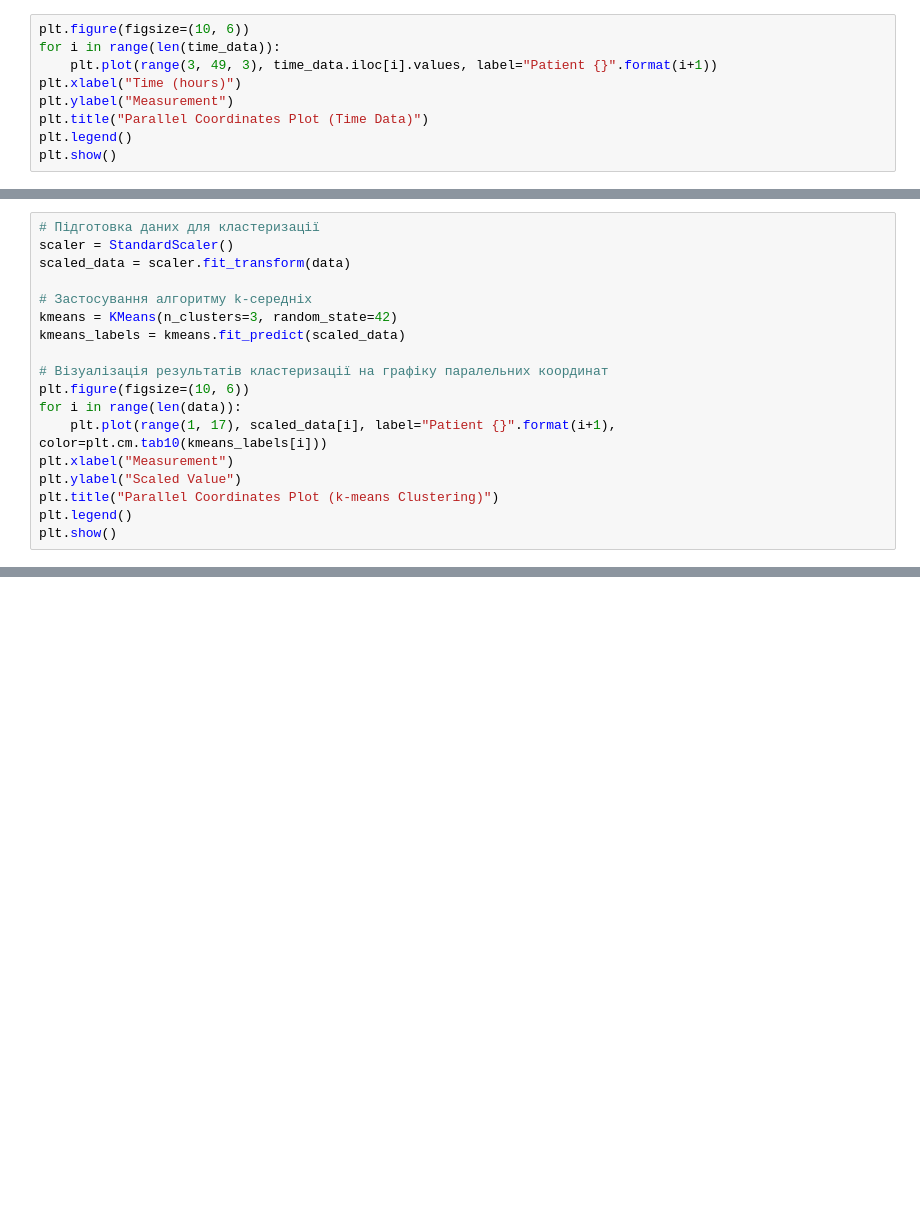
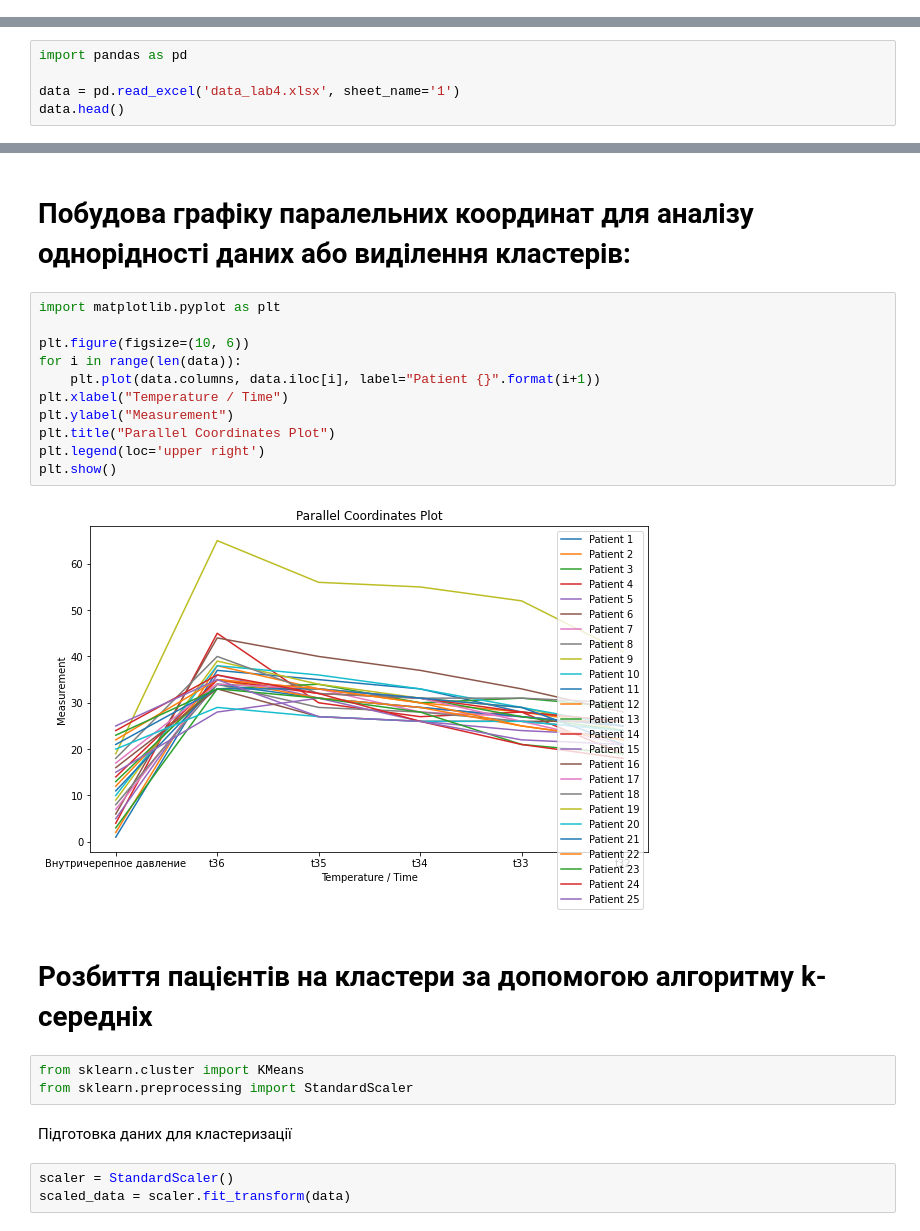
Before and after one commit to nastyamatychenko/DAAD_ML_LAB_4_Anastasiia-Matychenko, a Jupyter notebook: DAAD-ML-LAB-4-Anastasiia-Matychenko.ipynb, the cells around one changed output, grey strips where cells are left out. Saved outputs shown, nothing was run; the diff lists cells and outputs as text; blank space fills up the shorter version.

```diff
--- a/DAAD-ML-LAB-4-Anastasiia-Matychenko.ipynb
+++ b/DAAD-ML-LAB-4-Anastasiia-Matychenko.ipynb
@@ -38,9 +0,0 @@ plt.show()
-# %%
-plt.figure(figsize=(10, 6))
-for i in range(len(time_data)):
-    plt.plot(range(3, 49, 3), time_data.iloc[i].values, label="Patient {}".format(i+1))
-plt.xlabel("Time (hours)")
-plt.ylabel("Measurement")
-plt.title("Parallel Coordinates Plot (Time Data)")
-plt.legend()
-plt.show()
@@ -49,18 +0,0 @@ plt.show()
-# %%
-# Підготовка даних для кластеризації
-scaler = StandardScaler()
-scaled_data = scaler.fit_transform(data)
-
-# Застосування алгоритму k-середніх
-kmeans = KMeans(n_clusters=3, random_state=42)
-kmeans_labels = kmeans.fit_predict(scaled_data)
-
-# Візуалізація результатів кластеризації на графіку паралельних координат
-plt.figure(figsize=(10, 6))
-for i in range(len(data)):
-    plt.plot(range(1, 17), scaled_data[i], label="Patient {}".format(i+1), color=plt.cm.tab10(kmeans_labels[i]))
-plt.xlabel("Measurement")
-plt.ylabel("Scaled Value")
-plt.title("Parallel Coordinates Plot (k-means Clustering)")
-plt.legend()
-plt.show()
@@ -110,0 +5,5 @@ print("Adjusted Rand Index (Agglomerative Clustering vs. k-means):", agg_rand_in
+# %%
+import pandas as pd
+
+data = pd.read_excel('data_lab4.xlsx', sheet_name='1')
+data.head()
@@ -110,0 +17,25 @@ print("Adjusted Rand Index (Agglomerative Clustering vs. k-means):", agg_rand_in
+# %% [markdown]
+# Побудова графіку паралельних координат для аналізу однорідності даних або виділення кластерів:
+# %%
+import matplotlib.pyplot as plt
+
+plt.figure(figsize=(10, 6))
+for i in range(len(data)):
+    plt.plot(data.columns, data.iloc[i], label="Patient {}".format(i+1))
+plt.xlabel("Temperature / Time")
+plt.ylabel("Measurement")
+plt.title("Parallel Coordinates Plot")
+plt.legend(loc='upper right')
+plt.show()
+# %% [output]
+[figure, added]
+# %% [markdown]
+# Розбиття пацієнтів на кластери за допомогою алгоритму k-середніх
+# %%
+from sklearn.cluster import KMeans
+from sklearn.preprocessing import StandardScaler
+# %% [markdown]
+Підготовка даних для кластеризації
+# %%
+scaler = StandardScaler()
+scaled_data = scaler.fit_transform(data)
```
Also changed, not shown: parts of 39 cells of this notebook.
